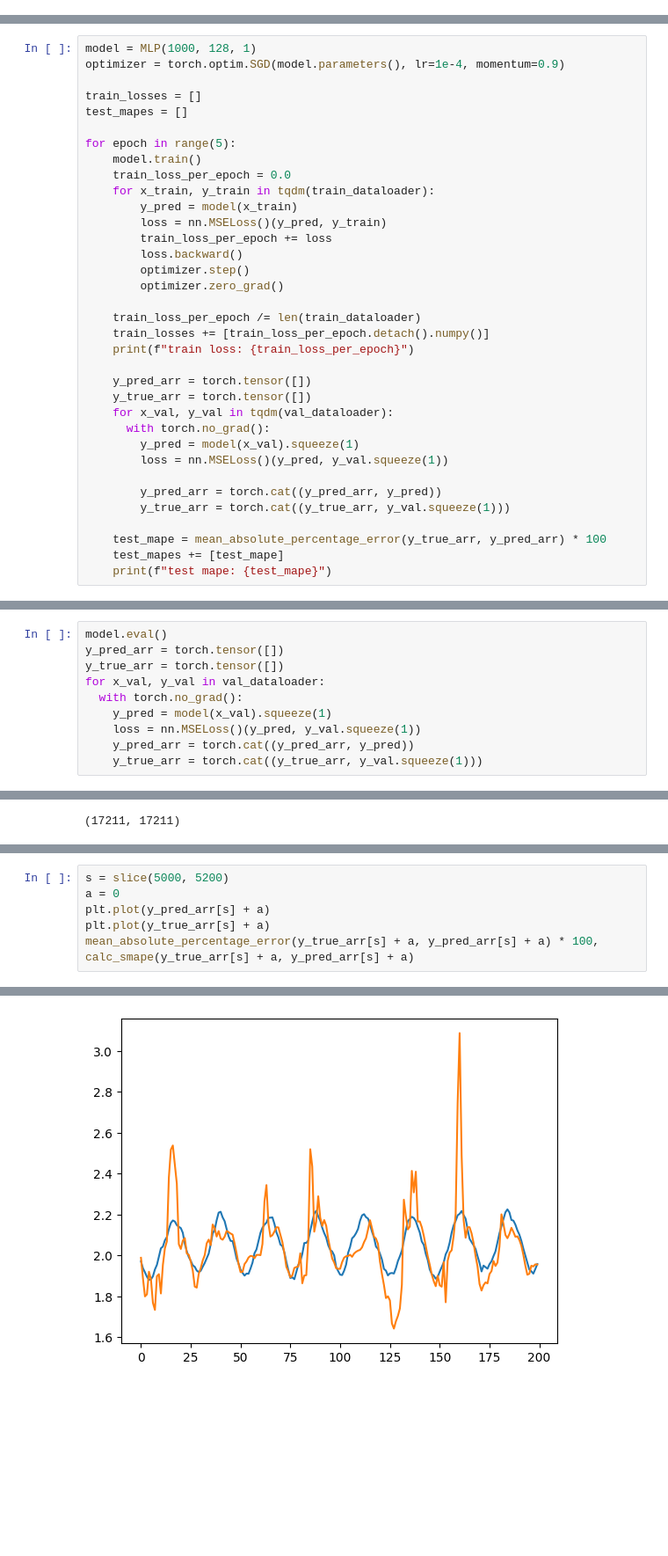
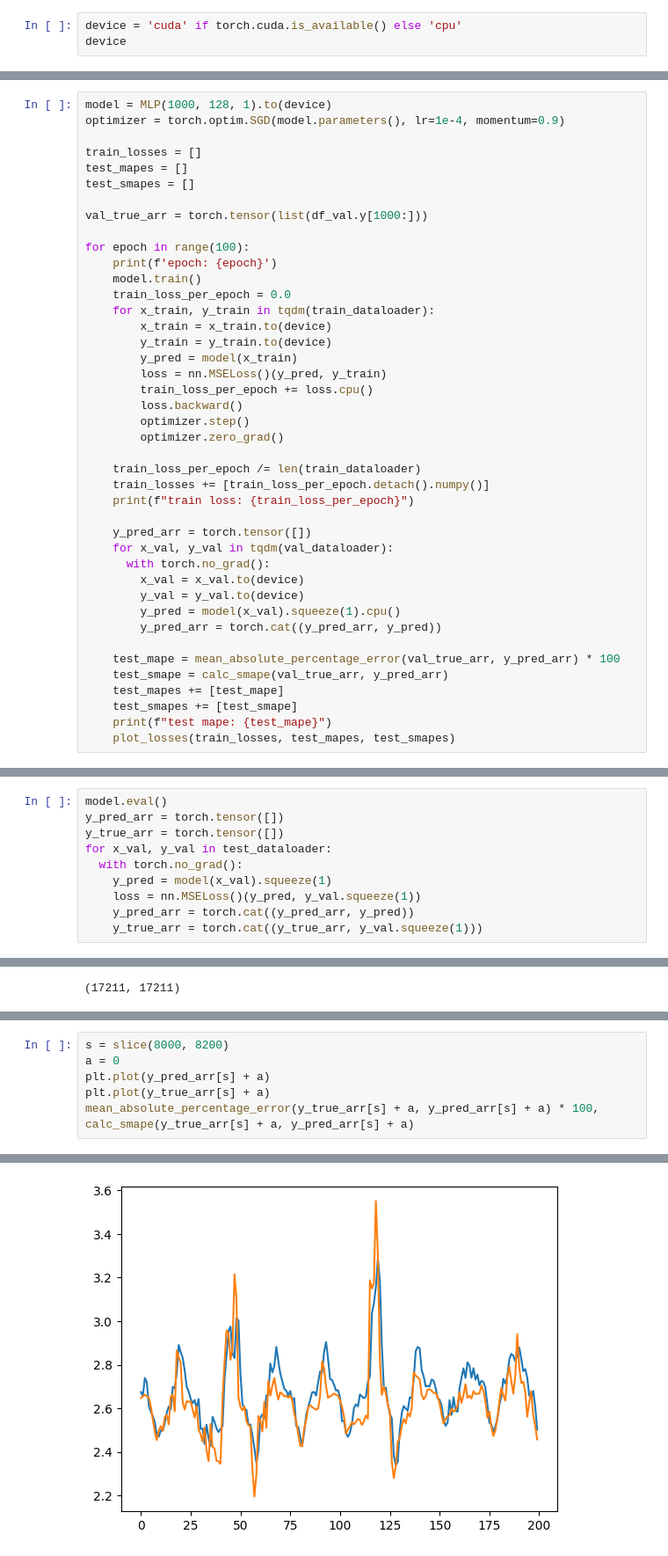
Before and after one commit to OkoksNeDam/geoinformation-data-forecasting, a Jupyter notebook: mlp.ipynb, the cells around one changed output, grey strips where cells are left out. Shown at 88% size. Cells and saved outputs as stored; diff of their text form; blank space fills up the shorter version.

Commit message:
feat: added function to visualise metrics

```diff
--- a/mlp.ipynb
+++ b/mlp.ipynb
@@ -11,0 +14,3 @@ from sklearn.metrics import mean_squared_error, mean_absolute_percentage_error
+# %%
+device = 'cuda' if torch.cuda.is_available() else 'cpu'
+device
@@ -147,17 +172,23 @@ len(train_dataloader)
 # %%
-model = MLP(1000, 128, 1)
+model = MLP(1000, 128, 1).to(device)
 optimizer = torch.optim.SGD(model.parameters(), lr=1e-4, momentum=0.9)
 
 train_losses = []
 test_mapes = []
+test_smapes = []
 
-for epoch in range(5):
+val_true_arr = torch.tensor(list(df_val.y[1000:]))
+
+for epoch in range(100):
+    print(f'epoch: {epoch}')
     model.train()
     train_loss_per_epoch = 0.0
     for x_train, y_train in tqdm(train_dataloader):
+        x_train = x_train.to(device)
+        y_train = y_train.to(device)
         y_pred = model(x_train)
         loss = nn.MSELoss()(y_pred, y_train)
-        train_loss_per_epoch += loss
+        train_loss_per_epoch += loss.cpu()
         loss.backward()
         optimizer.step()
         optimizer.zero_grad()
@@ -167,16 +198,17 @@ for epoch in range(5):
     print(f"train loss: {train_loss_per_epoch}")
 
     y_pred_arr = torch.tensor([])
-    y_true_arr = torch.tensor([])
     for x_val, y_val in tqdm(val_dataloader):
       with torch.no_grad():
-        y_pred = model(x_val).squeeze(1)
-        loss = nn.MSELoss()(y_pred, y_val.squeeze(1))
+        x_val = x_val.to(device)
+        y_val = y_val.to(device)
+        y_pred = model(x_val).squeeze(1).cpu()
+        y_pred_arr = torch.cat((y_pred_arr, y_pred))
 
-        y_pred_arr = torch.cat((y_pred_arr, y_pred))
-        y_true_arr = torch.cat((y_true_arr, y_val.squeeze(1)))
-
-    test_mape = mean_absolute_percentage_error(y_true_arr, y_pred_arr) * 100
+    test_mape = mean_absolute_percentage_error(val_true_arr, y_pred_arr) * 100
+    test_smape = calc_smape(val_true_arr, y_pred_arr)
     test_mapes += [test_mape]
+    test_smapes += [test_smape]
     print(f"test mape: {test_mape}")
+    plot_losses(train_losses, test_mapes, test_smapes)
 # %% [output]
@@ -204,7 +224,7 @@ plt.plot(test_mapes)
 model.eval()
 y_pred_arr = torch.tensor([])
 y_true_arr = torch.tensor([])
-for x_val, y_val in val_dataloader:
+for x_val, y_val in test_dataloader:
   with torch.no_grad():
     y_pred = model(x_val).squeeze(1)
     loss = nn.MSELoss()(y_pred, y_val.squeeze(1))
@@ -231,5 +241,5 @@ mean_squared_error(y_true_arr, y_pred_arr), mean_absolute_percentage_error(y_tru
 # %%
-s = slice(5000, 5200)
+s = slice(8000, 8200)
 a = 0
 plt.plot(y_pred_arr[s] + a)
 plt.plot(y_true_arr[s] + a)
@@ -239,2 +249,2 @@ mean_absolute_percentage_error(y_true_arr[s] + a, y_pred_arr[s] + a) * 100, calc
-[figure, old version]
+[figure, new version]
 # %%
```
Also changed, not shown: parts of 15 cells of this notebook.
